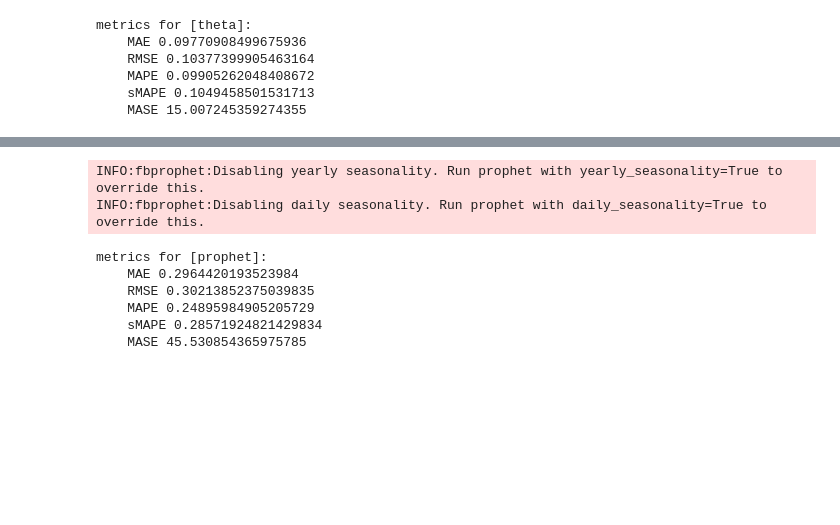
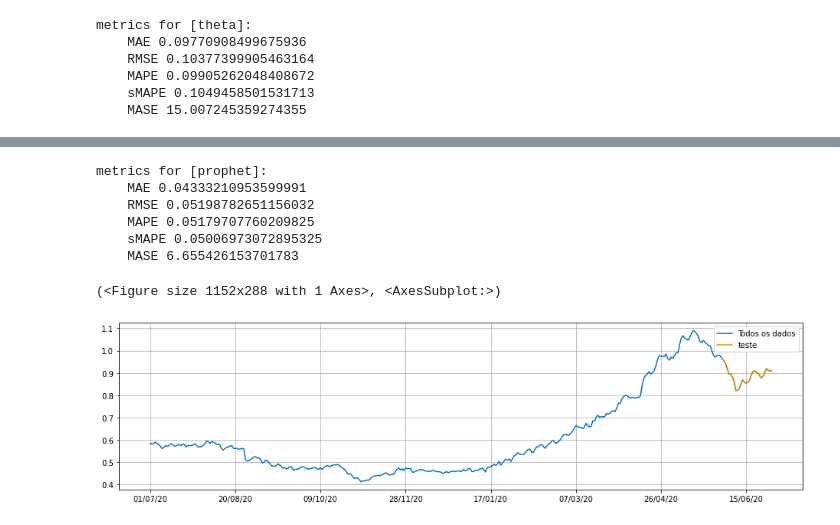
Before and after one commit to inatel-ic-cividati/Prediction, a Jupyter notebook: code/Forecasting.ipynb, the cells around one changed output, grey strips where cells are left out. Cells and saved outputs as stored; diff of their text form; code cells hidden in the pictures; blank space fills up the shorter version.

```diff
--- a/code/Forecasting.ipynb
+++ b/code/Forecasting.ipynb
@@ -179,19 +194,18 @@ metrics for [poly]:
 # %%
 # prophet forecaster
 # https://www.sktime.org/en/latest/api_reference/modules/auto_generated/sktime.forecasting.fbprophet.Prophet.html
-forecaster = Prophet()
+# forecaster = Prophet()
+forecaster = Prophet(yearly_seasonality=True, daily_seasonality=True)
 forecaster.fit(y_train)
 y_pred_prophet = forecaster.predict(fh)
-print_metrics('prophet', y_pred_prophet, y_test, y_train)
+data_table = data_table.append(print_metrics('prophet', y_pred_prophet, y_test, y_train))
 # %% [output]
-INFO:fbprophet:Disabling yearly seasonality. Run prophet with yearly_seasonality=True to override this.
-INFO:fbprophet:Disabling daily seasonality. Run prophet with daily_seasonality=True to override this.
+metrics for [prophet]:
+    MAE 0.04333210953599991
+    RMSE 0.05198782651156032
+    MAPE 0.05179707760209825
+    sMAPE 0.05006973072895325
+    MASE 6.655426153701783
-metrics for [prophet]:
-    MAE 0.2964420193523984
-    RMSE 0.30213852375039835
-    MAPE 0.24895984905205729
-    sMAPE 0.28571924821429834
-    MASE 45.530854365975785
 # %%
 #!/usr/bin/env python3 -u
 # -*- coding: utf-8 -*-
@@ -286,3 +300,8 @@ def custom_plot_series(*series, labels=None):
     fig.savefig(f'plot_{days_to_predict}_days.png')
 
     return fig, ax
+# %%
+custom_plot_series(y[:], y_test, labels=["Todos os dados", "teste"])
+# %% [output]
+(<Figure size 1152x288 with 1 Axes>, <AxesSubplot:>)
+[figure, added]
```
Also changed, not shown: parts of 13 cells of this notebook.
